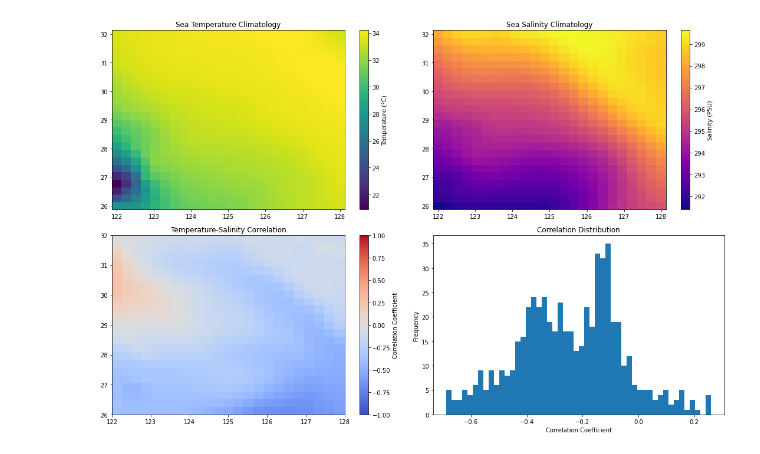
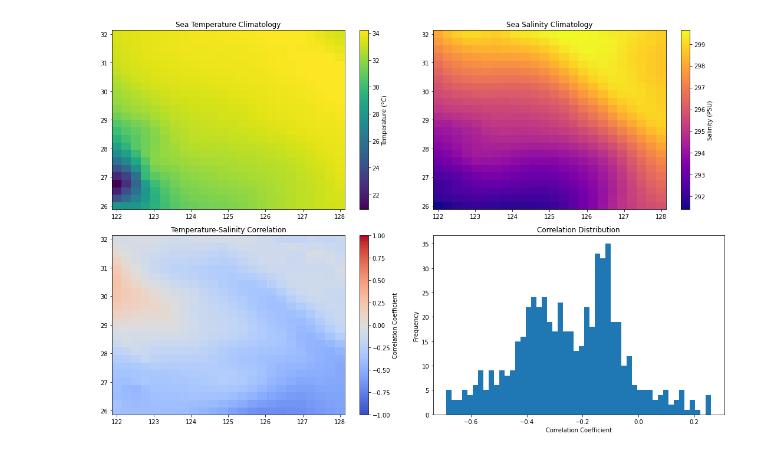
Before and after one commit to Dingct/statistical-modeling, a Jupyter notebook: shortpredict/plot3.ipynb, the cells around one changed output. Saved outputs shown, nothing was run; the diff lists cells and outputs as text; code cells hidden in the pictures.

```diff
--- a/shortpredict/plot3.ipynb
+++ b/shortpredict/plot3.ipynb
@@ -33,32 +33,32 @@ for i in range(24):
 # 创建绘图
 fig, ax = plt.subplots(2, 2, figsize=(15, 10))
 
 # 温度分布
 im1 = ax[0,0].pcolormesh(lon_grid, lat_grid, temp_mean,
                         cmap='viridis', shading='auto')
 plt.colorbar(im1, ax=ax[0,0], label='Temperature (°C)')
 ax[0,0].set_title('Sea Temperature Climatology')
 
 # 盐度分布
 im2 = ax[0,1].pcolormesh(lon_grid, lat_grid, salt_mean,
                         cmap='plasma', shading='auto')
 plt.colorbar(im2, ax=ax[0,1], label='Salinity (PSU)')
 ax[0,1].set_title('Sea Salinity Climatology')
 
 # 相关性分析
 im3 = ax[1,0].pcolormesh(lon_grid, lat_grid, correlation,
-                        cmap='coolwarm', vmin=-1, vmax=1)
+                        cmap='coolwarm', vmin=-1, vmax=1, shading='auto')
 plt.colorbar(im3, ax=ax[1,0], label='Correlation Coefficient')
 ax[1,0].set_title('Temperature-Salinity Correlation')
 
 # 直方图
 ax[1,1].hist(correlation.flatten(), bins=50)
 ax[1,1].set_xlabel('Correlation Coefficient')
 ax[1,1].set_ylabel('Frequency')
 ax[1,1].set_title('Correlation Distribution')
 
 plt.tight_layout()
 plt.savefig('analysis.png', dpi=300)
 plt.show()
 # %% [output]
-[figure, old version]
+[figure, new version]
```
Also changed, not shown: parts of 1 cell of this notebook, 1 other file.
